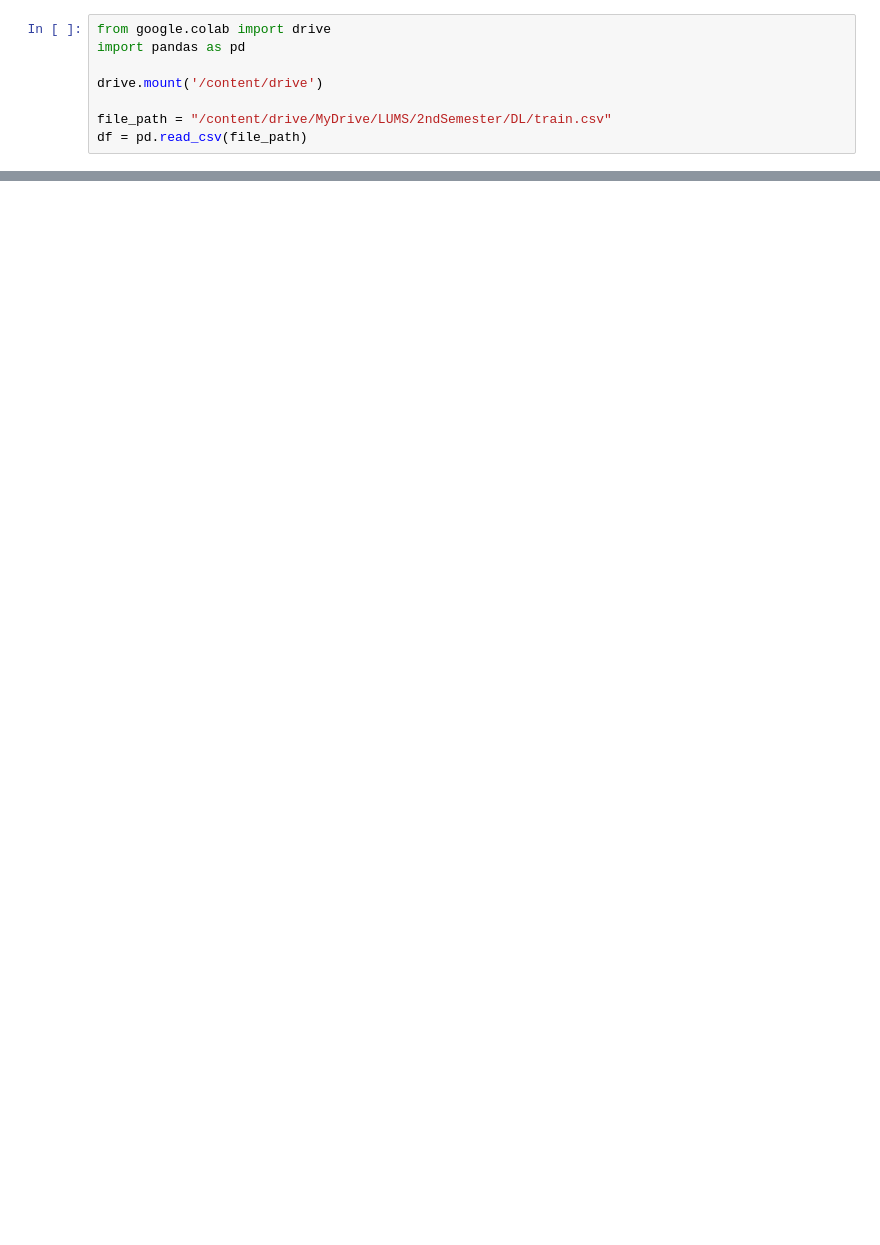
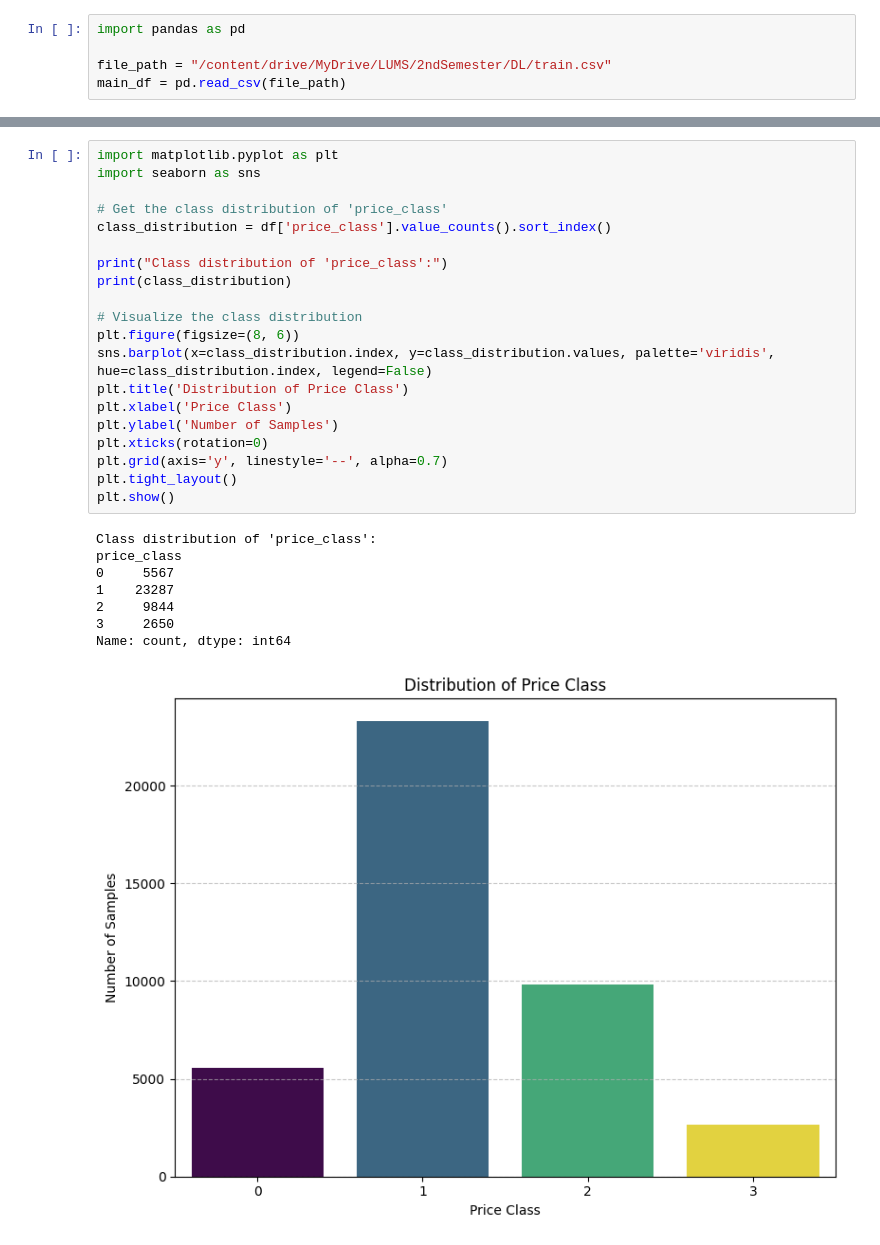
Before and after one commit to saadali18/AI600-DeepLearning, a Jupyter notebook: assignment-1/app.ipynb, the cells around one changed output, grey strips where cells are left out. Cells and saved outputs as stored; diff of their text form; blank space fills up the shorter version.

```diff
--- a/assignment-1/app.ipynb
+++ b/assignment-1/app.ipynb
@@ -1,8 +6,5 @@
 # %%
-from google.colab import drive
 import pandas as pd
 
-drive.mount('/content/drive')
-
 file_path = "/content/drive/MyDrive/LUMS/2ndSemester/DL/train.csv"
-df = pd.read_csv(file_path)
+main_df = pd.read_csv(file_path)
@@ -52,0 +82,29 @@ print(df_corrected_imputed['amenity_score'].isnull().sum())
+# %%
+import matplotlib.pyplot as plt
+import seaborn as sns
+
+# Get the class distribution of 'price_class'
+class_distribution = df['price_class'].value_counts().sort_index()
+
+print("Class distribution of 'price_class':")
+print(class_distribution)
+
+# Visualize the class distribution
+plt.figure(figsize=(8, 6))
+sns.barplot(x=class_distribution.index, y=class_distribution.values, palette='viridis', hue=class_distribution.index, legend=False)
+plt.title('Distribution of Price Class')
+plt.xlabel('Price Class')
+plt.ylabel('Number of Samples')
+plt.xticks(rotation=0)
+plt.grid(axis='y', linestyle='--', alpha=0.7)
+plt.tight_layout()
+plt.show()
+# %% [output]
+Class distribution of 'price_class':
+price_class
+0     5567
+1    23287
+2     9844
+3     2650
+Name: count, dtype: int64
+[figure, added]
```
Also changed, not shown: parts of 45 cells of this notebook.
